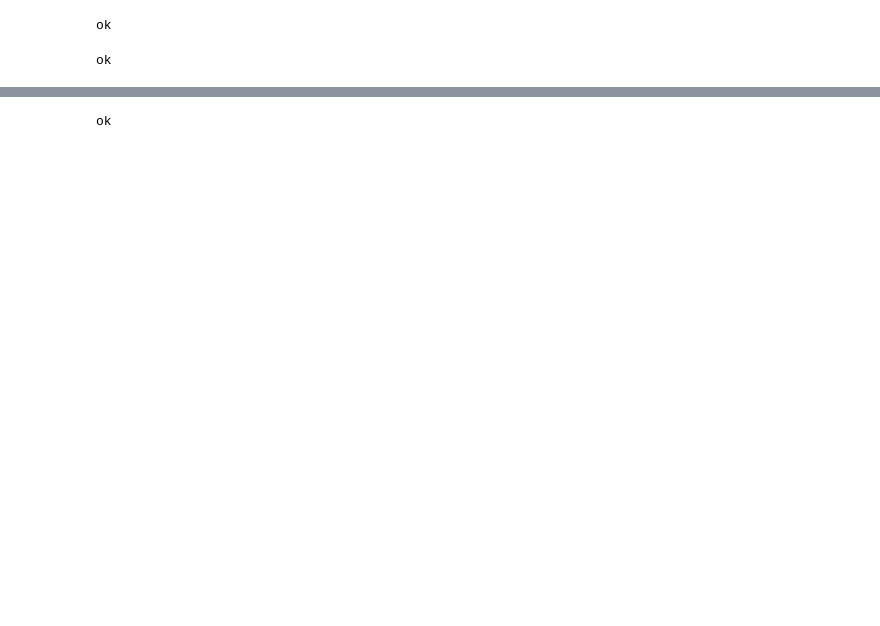
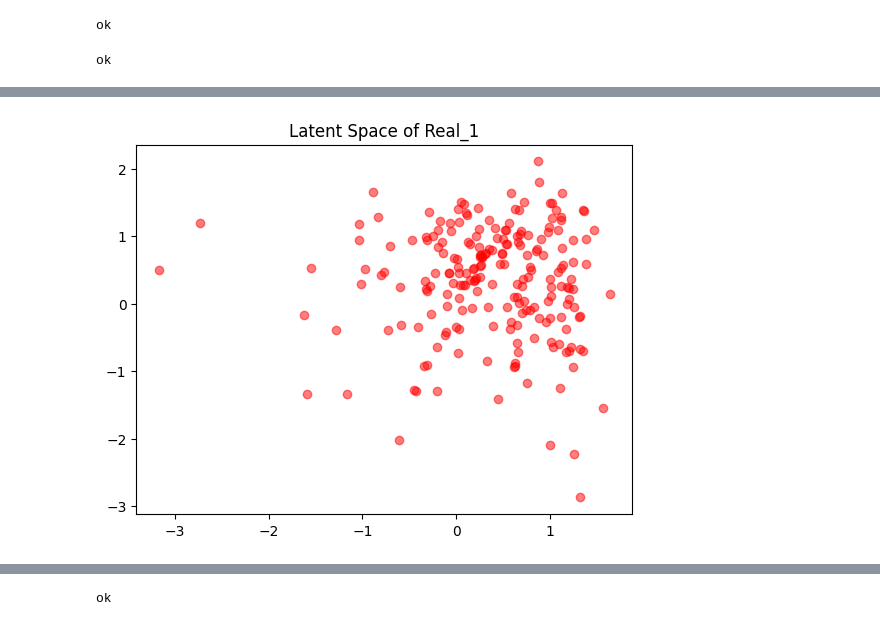
Before and after one commit to Iittlefish/parallel_res_network-with-VAE-reconstruct-error, a Jupyter notebook: breast-cancer-wisconsin-data.ipynb, the cells around one changed output, grey strips where cells are left out. Drawn from its saved outputs; the diff is of its cells as text; code cells hidden in the pictures; blank space fills up the shorter version.

Commit message:
Kaggle Notebook | breast-cancer-wisconsin-data | Version 1

```diff
--- a/breast-cancer-wisconsin-data.ipynb
+++ b/breast-cancer-wisconsin-data.ipynb
@@ -78,7 +86,7 @@ x.shape
 # %%
 class VAE(nn.Module):
 
-    def __init__(self, input_dim=30, hidden_dim=32, latent_dim=4):
+    def __init__(self, input_dim=30, hidden_dim=32, latent_dim=2):
         super().__init__()
 
         # Encoder
@@ -112,20 +120,23 @@ class VAE(nn.Module):
         reconstruction = self.decode(z)
         return reconstruction, mu, logvar
 
-def vae_loss(recon_x, x, mu, logvar, kl_weight=0.01, beta = 20.0):
-    recon_loss = f.binary_cross_entropy(recon_x, x, reduction="mean")
+def vae_loss(recon_x, x, mu, logvar, kl_weight=0.01, beta = 10.0):
+    x = torch.clamp(x, 1e-7, 1.0 - 1e-7)
+    recon_x = torch.clamp(recon_x, 1e-7, 1.0 - 1e-7)
+
+    recon_loss = f.binary_cross_entropy(recon_x, x, reduction="sum")
     kl_loss = -0.5 * torch.mean(1 + logvar - mu.pow(2) - logvar.exp())
 
     total_loss = recon_loss + beta * (kl_weight * kl_loss)
     return total_loss, recon_loss, kl_loss
 
-vae_dataset = TensorDataset(x_train)
+vae_dataset = TensorDataset(x_1)
 vae_loader = DataLoader(vae_dataset, batch_size=64, shuffle=True)
 
 VAE_model = VAE()
 optimizer = Adam(VAE_model.parameters(), lr=0.001)
 
-epochs = 100
+epochs = 400
 
 for epoch in range(epochs):
     VAE_model.train()
@@ -136,20 +147,25 @@ for epoch in range(epochs):
     kl_weight = min(1.0, epoch / 50.0) * 0.1
 
     for batch in vae_loader:
-        x = batch[0]
+        batch_data  = batch[0]
 
         optimizer.zero_grad()
-        recon, mu, logvar = VAE_model(x)
-        VAEloss, recon_loss, kl_loss = vae_loss(recon, x, mu, logvar, kl_weight, beta = 20.0)
+        recon, mu, logvar = VAE_model(batch_data)
+        assert batch_data.shape[1] == 30, f"輸入特徵維度錯誤: {batch_data.shape}"
+
+        VAEloss, recon_loss, kl_loss = vae_loss(recon, batch_data, mu, logvar, kl_weight, beta = 20.0)
 
         VAEloss.backward()
         optimizer.step()
 
-        total_VAEloss += VAEloss.item() * len(x)
-        total_recon_loss += recon_loss.item() * len(x)
-        total_kl_loss += kl_loss.item() * len(x)
+        batch_size = batch_data.size(0)
 
-    total_samples = len(x_train)
+        # 將 Loss 加總 (item() 已經是該 batch 的總和)
+        total_VAEloss += VAEloss.item()
+        total_recon_loss += recon_loss.item()
+        total_kl_loss += kl_loss.item()
+
+    total_samples = len(x_1)
     avg_loss = total_VAEloss / total_samples
     avg_recon_loss = total_recon_loss / total_samples
     avg_kl_loss = total_kl_loss / total_samples
@@ -222,0 +262,9 @@ ok
+# %%
+# 提取訓練集 Real_1 的潛空間分佈
+mu_1, _ = VAE_model.encode(x_1)
+# 畫出 mu 的散點圖
+plt.scatter(mu_1[:, 0].detach(), mu_1[:, 1].detach(), c='red', alpha=0.5)
+plt.title("Latent Space of Real_1")
+plt.show()
+# %% [output]
+[figure, added]
```
Also changed, not shown: parts of 15 cells of this notebook.
